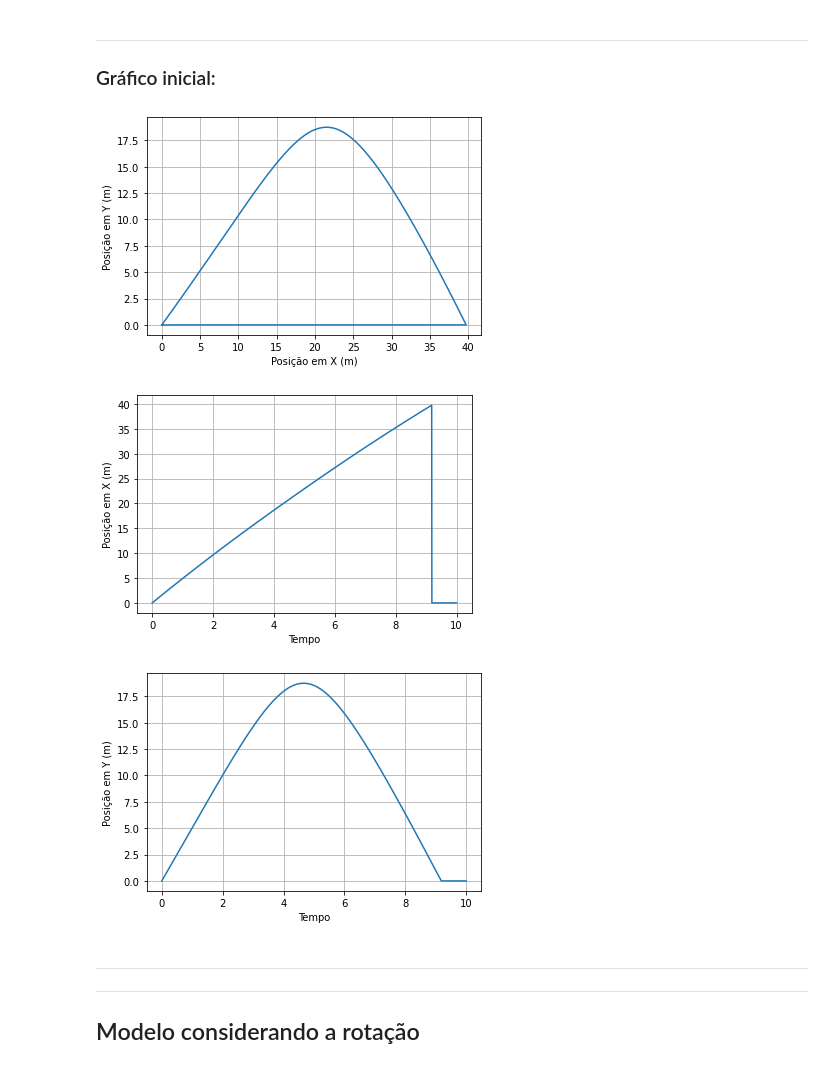
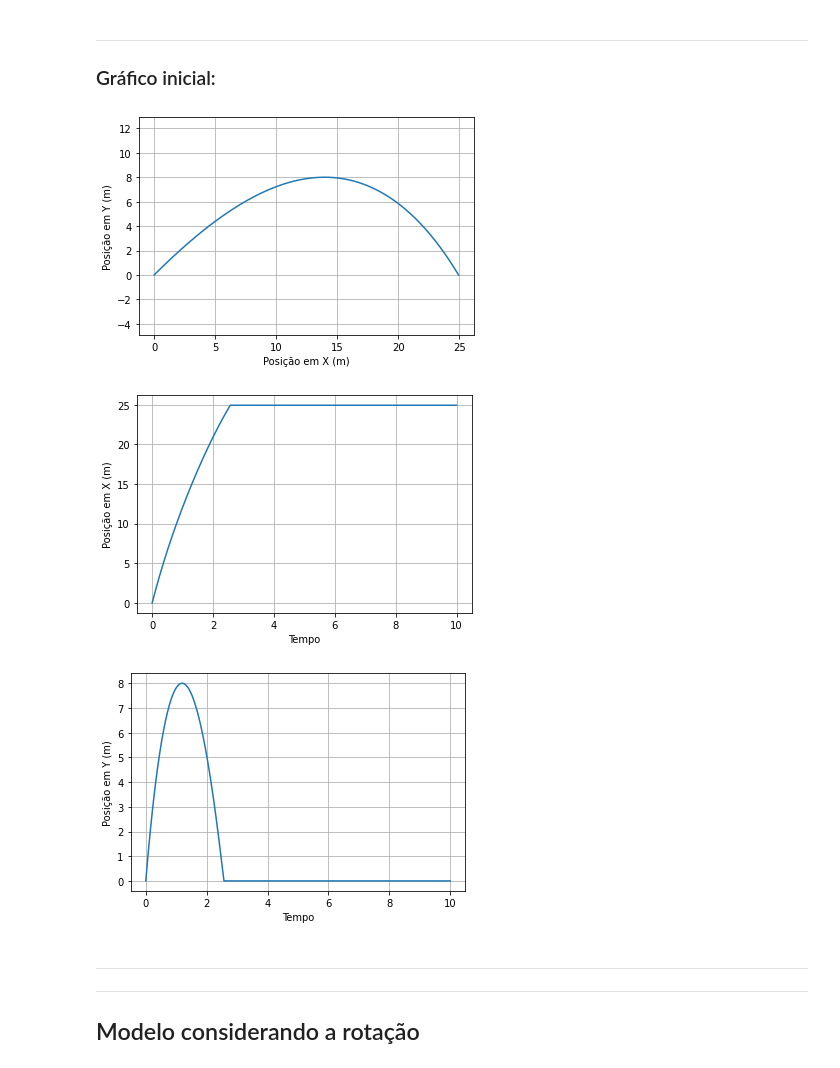
Before and after one commit to devfernandoa/Projeto-3-Modsim, a Jupyter notebook: Notebook.ipynb, the cells around one changed output. Saved outputs shown, nothing was run; the diff lists cells and outputs as text; code cells hidden in the pictures.

```diff
--- a/Notebook.ipynb
+++ b/Notebook.ipynb
@@ -35,11 +35,10 @@ def modelo(lista, t):
 
     # Equações de velocidade
     dvxdt = (-1/m) * ((1/2) * pa * A * cd * V * vx)
-    dvydt = ((1/m) * (pa * V * g - (1/2) * A * cd * V * vy * pa)) - g
+    dvydt = ((1/m) * (pa * volume * g - (1/2) * A * cd * V * vy * pa)) - g
 
-    if y < 0 and dvydt < 0:
-        dvydt = 0
-        dydt = 0
+    if y < 0:
+        return [0, 0, 0, 0]
 
     lista_return = [dxdt, dydt, dvxdt, dvydt]
     return lista_return
@@ -54,17 +53,19 @@ lista_tempo = np.arange(0, 10, dt)
 # A massa, o A, a distancia e o raio são medidas minhas que provavelmente estão erradas
 raio = 0.11
 m = 0.4
-A = 4 * math.pi * raio ** 2
-pa = 0.058225 # Densidade do ar
+A = math.pi * raio ** 2
+pa = 1.225 # Densidade do ar
 cd = 0.47 # Coeficiente de arrasto de uma esfera
 distancia = 17.5 # Distância entre a trave e o escanteio
 g = 9.81
+pb = 2
+volume = 4 / 3 * math.pi * raio ** 3
 
 # Condições iniciais
 x0 = 0
-vx0 = 5
+vx0 = 15
 y0 = 0
-vy0 = 5
+vy0 = 15
 ci = [x0, y0, vx0, vy0]
 
 odeint_modelo = odeint(modelo, ci, lista_tempo)
@@ -78,25 +79,26 @@ vy_odeint = odeint_modelo[:,3]
 # %%
 plt.plot(x_odeint, y_odeint)
 plt.xlabel("Posição em X (m)")
 plt.ylabel("Posição em Y (m)")
 plt.grid(True)
+plt.axis('equal')
 plt.show()
 
 plt.plot(lista_tempo, x_odeint)
 plt.xlabel("Tempo")
 plt.ylabel("Posição em X (m)")
 plt.grid(True)
 plt.show()
 
 plt.plot(lista_tempo, y_odeint)
 plt.xlabel("Tempo")
 plt.ylabel("Posição em Y (m)")
 plt.grid(True)
 plt.show()
 # %% [output]
-[figure, old version]
+[figure, new version]
-[figure, old version]
+[figure, new version]
-[figure, old version]
+[figure, new version]
 # %% [markdown]
 ---
 ---
```
Also changed, not shown: parts of 3 cells of this notebook.
